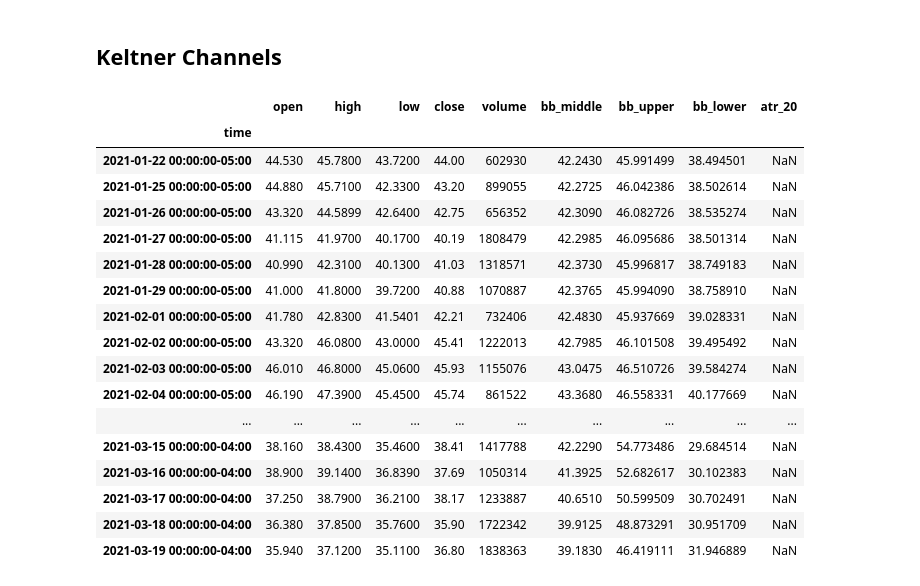
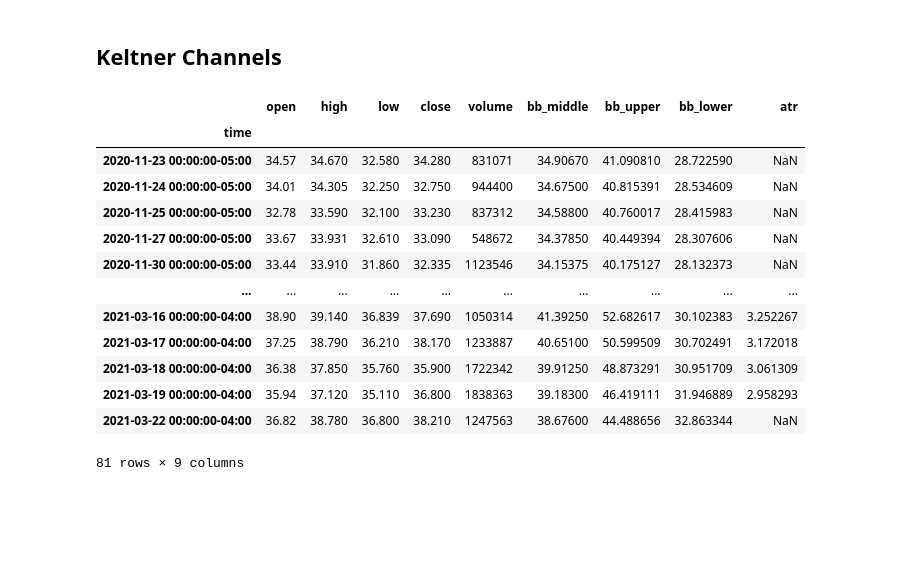
Before and after one commit to jonowens/bookish-fiesta, a Jupyter notebook: analyzer.ipynb, the cells around one changed output. Drawn from its saved outputs; the diff is of its cells as text; code cells hidden in the pictures; blank space fills up the shorter version.

Commit message:
Fixed bug in average_true_range_generator function.

```diff
--- a/analyzer.ipynb
+++ b/analyzer.ipynb
@@ -62,21 +60,19 @@ df_updated = indicators.average_true_range_generator(df_updated)
-# %%
-df_updated[-40:]
-# %% [output]
-|  | open | high | low | close | volume | bb_middle | bb_upper | bb_lower | atr_20 |
-| time |  |  |  |  |  |  |  |  |  |
-| 2021-01-22 00:00:00-05:00 | 44.530 | 45.7800 | 43.7200 | 44.00 | 602930 | 42.2430 | 45.991499 | 38.494501 | NaN |
-| 2021-01-25 00:00:00-05:00 | 44.880 | 45.7100 | 42.3300 | 43.20 | 899055 | 42.2725 | 46.042386 | 38.502614 | NaN |
-| 2021-01-26 00:00:00-05:00 | 43.320 | 44.5899 | 42.6400 | 42.75 | 656352 | 42.3090 | 46.082726 | 38.535274 | NaN |
-| 2021-01-27 00:00:00-05:00 | 41.115 | 41.9700 | 40.1700 | 40.19 | 1808479 | 42.2985 | 46.095686 | 38.501314 | NaN |
-| 2021-01-28 00:00:00-05:00 | 40.990 | 42.3100 | 40.1300 | 41.03 | 1318571 | 42.3730 | 45.996817 | 38.749183 | NaN |
-| 2021-01-29 00:00:00-05:00 | 41.000 | 41.8000 | 39.7200 | 40.88 | 1070887 | 42.3765 | 45.994090 | 38.758910 | NaN |
-| 2021-02-01 00:00:00-05:00 | 41.780 | 42.8300 | 41.5401 | 42.21 | 732406 | 42.4830 | 45.937669 | 39.028331 | NaN |
-| 2021-02-02 00:00:00-05:00 | 43.320 | 46.0800 | 43.0000 | 45.41 | 1222013 | 42.7985 | 46.101508 | 39.495492 | NaN |
-| 2021-02-03 00:00:00-05:00 | 46.010 | 46.8000 | 45.0600 | 45.93 | 1155076 | 43.0475 | 46.510726 | 39.584274 | NaN |
-| 2021-02-04 00:00:00-05:00 | 46.190 | 47.3900 | 45.4500 | 45.74 | 861522 | 43.3680 | 46.558331 | 40.177669 | NaN |
-| ... | ... | ... | ... | ... | ... | ... | ... | ... | ... |
-| 2021-03-15 00:00:00-04:00 | 38.160 | 38.4300 | 35.4600 | 38.41 | 1417788 | 42.2290 | 54.773486 | 29.684514 | NaN |
-| 2021-03-16 00:00:00-04:00 | 38.900 | 39.1400 | 36.8390 | 37.69 | 1050314 | 41.3925 | 52.682617 | 30.102383 | NaN |
-| 2021-03-17 00:00:00-04:00 | 37.250 | 38.7900 | 36.2100 | 38.17 | 1233887 | 40.6510 | 50.599509 | 30.702491 | NaN |
-| 2021-03-18 00:00:00-04:00 | 36.380 | 37.8500 | 35.7600 | 35.90 | 1722342 | 39.9125 | 48.873291 | 30.951709 | NaN |
-| 2021-03-19 00:00:00-04:00 | 35.940 | 37.1200 | 35.1100 | 36.80 | 1838363 | 39.1830 | 46.419111 | 31.946889 | NaN |
+# %%
+# Generate average true range values
+df_updated = indicators.average_true_range_generator(df_updated)
+df_updated
+# %% [output]
+|  | open | high | low | close | volume | bb_middle | bb_upper | bb_lower | atr |
+| time |  |  |  |  |  |  |  |  |  |
+| 2020-11-23 00:00:00-05:00 | 34.57 | 34.670 | 32.580 | 34.280 | 831071 | 34.90670 | 41.090810 | 28.722590 | NaN |
+| 2020-11-24 00:00:00-05:00 | 34.01 | 34.305 | 32.250 | 32.750 | 944400 | 34.67500 | 40.815391 | 28.534609 | NaN |
+| 2020-11-25 00:00:00-05:00 | 32.78 | 33.590 | 32.100 | 33.230 | 837312 | 34.58800 | 40.760017 | 28.415983 | NaN |
+| 2020-11-27 00:00:00-05:00 | 33.67 | 33.931 | 32.610 | 33.090 | 548672 | 34.37850 | 40.449394 | 28.307606 | NaN |
+| 2020-11-30 00:00:00-05:00 | 33.44 | 33.910 | 31.860 | 32.335 | 1123546 | 34.15375 | 40.175127 | 28.132373 | NaN |
+| ... | ... | ... | ... | ... | ... | ... | ... | ... | ... |
+| 2021-03-16 00:00:00-04:00 | 38.90 | 39.140 | 36.839 | 37.690 | 1050314 | 41.39250 | 52.682617 | 30.102383 | 3.252267 |
+| 2021-03-17 00:00:00-04:00 | 37.25 | 38.790 | 36.210 | 38.170 | 1233887 | 40.65100 | 50.599509 | 30.702491 | 3.172018 |
+| 2021-03-18 00:00:00-04:00 | 36.38 | 37.850 | 35.760 | 35.900 | 1722342 | 39.91250 | 48.873291 | 30.951709 | 3.061309 |
+| 2021-03-19 00:00:00-04:00 | 35.94 | 37.120 | 35.110 | 36.800 | 1838363 | 39.18300 | 46.419111 | 31.946889 | 2.958293 |
+| 2021-03-22 00:00:00-04:00 | 36.82 | 38.780 | 36.800 | 38.210 | 1247563 | 38.67600 | 44.488656 | 32.863344 | NaN |
+81 rows × 9 columns
```
Also changed, not shown: parts of 2 cells of this notebook, 1 other file.
